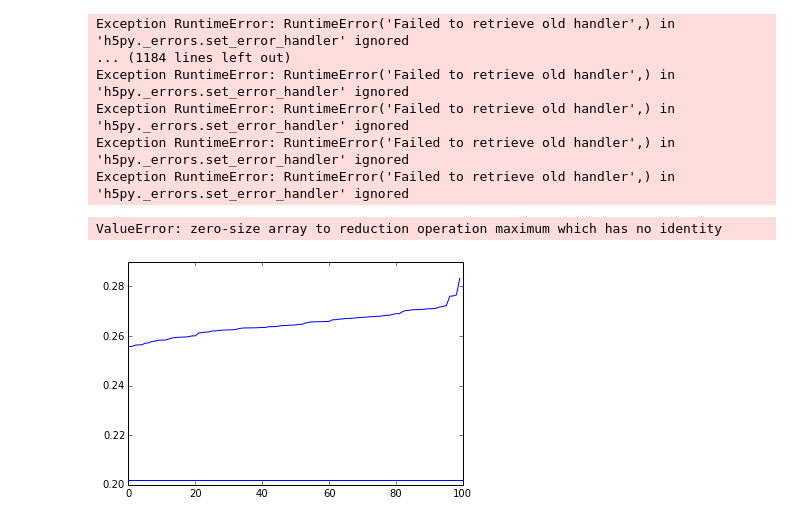
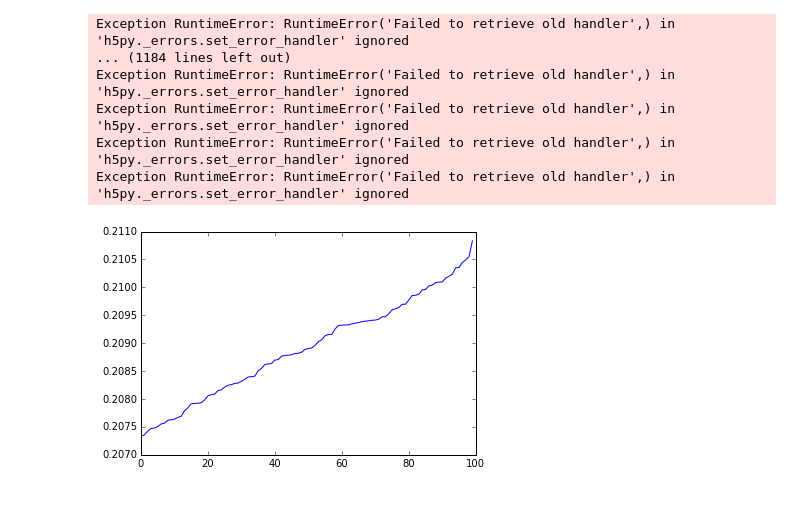
Before and after one commit to mhantke/pbcvcdi, a Jupyter notebook: Phasing2x2-dict.ipynb, the cells around one changed output. Drawn from its saved outputs; the diff is of its cells as text; code cells hidden in the pictures.

```diff
--- a/Phasing2x2-dict.ipynb
+++ b/Phasing2x2-dict.ipynb
@@ -146,19 +146,18 @@ with h5py.File("./rec.cxi","r") as f:
     real_error_final = array(f["scores_final"]["real_error"])
 # %%
 fourier_error_final_s = copy(fourier_error_final[:])
-fmax = 0.202
+fmax = 0.211
 s = [s for s,f in zip(range(N),fourier_error_final[:]) if f < fmax]
 fourier_error_final_s.sort()
 plot(fourier_error_final_s)
 axhline(fmax)
 rs_max = abs(real_space_final[s,:,:]).max()
 #for si in s:
 #    figure()
 #    rs = abs(real_space_final[si,:,:])
 #    imshow(rs,vmin=0,vmax=rs_max)
 # %% [output]
-ValueError: zero-size array to reduction operation maximum which has no identity
-[figure, old version]
+[figure, new version]
 # %%
 #sel = fourier_error_final[-1,:] < 0.18
 sel = fourier_error_final[:] < S["fourier_error_max"]
```
Also changed, not shown: parts of 9 cells of this notebook.
